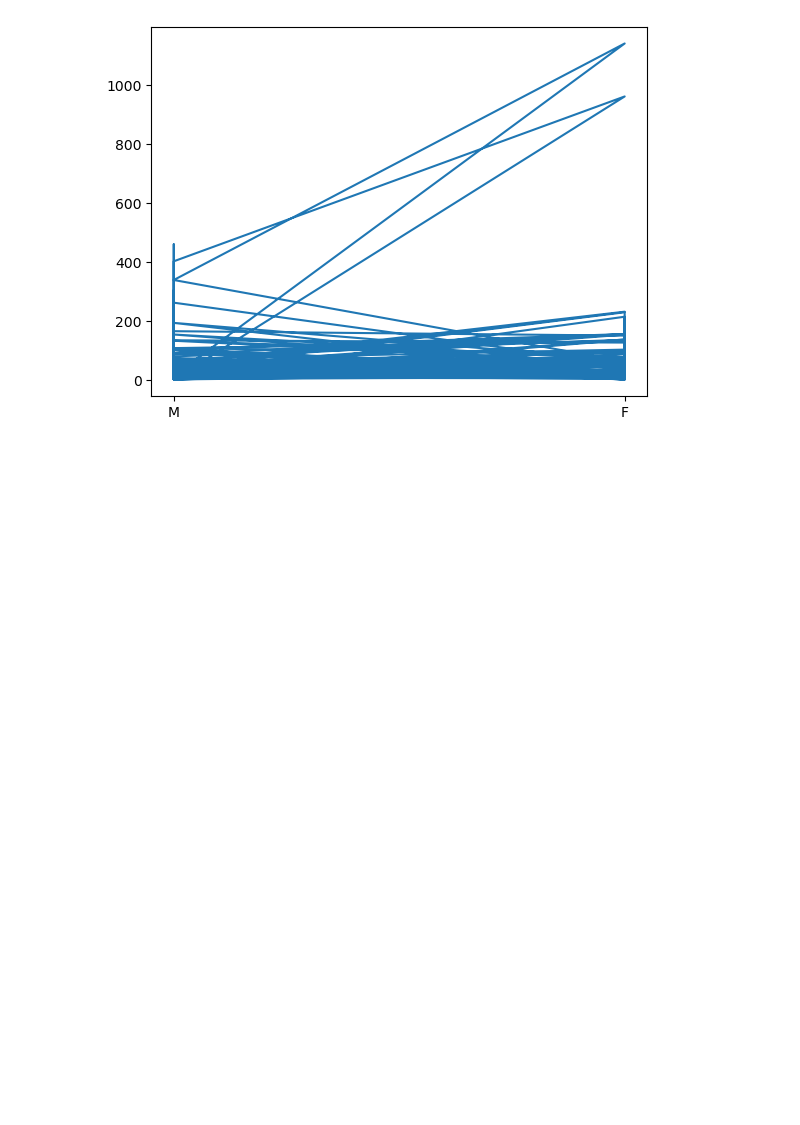
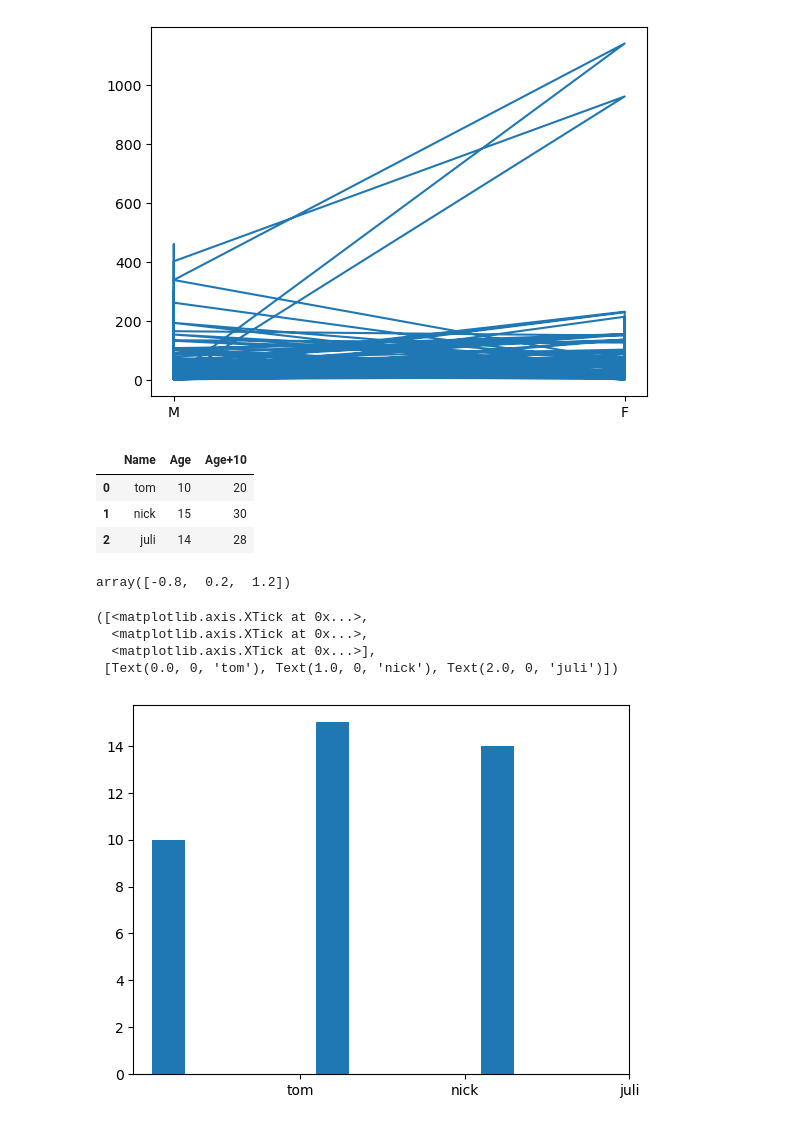
Before and after one commit to SUSHANT-REGMI/CodSoft, a Jupyter notebook: Credit Card Fraud Detection/CreditCardFraudDetection.ipynb, the cells around one changed output. Cells and saved outputs as stored; diff of their text form; code cells hidden in the pictures; blank space fills up the shorter version.

```diff
--- a/Credit Card Fraud Detection/CreditCardFraudDetection.ipynb
+++ b/Credit Card Fraud Detection/CreditCardFraudDetection.ipynb
@@ -85,3 +85,26 @@ plt.plot(sample_df['gender'], sample_df['amt'])
 # %% [output]
 [<matplotlib.lines.Line2D at 0x...>]
 [figure]
+# %%
+data = [['tom', 10, 20], ['nick', 15, 30], ['juli', 14, 28]]
+df = pd.DataFrame(data, columns=['Name', 'Age', 'Age+10'])
+# %%
+df
+# %% [output]
+|  | Name | Age | Age+10 |
+| 0 | tom | 10 | 20 |
+| 1 | nick | 15 | 30 |
+| 2 | juli | 14 | 28 |
+# %%
+np.arange(df.shape[0])-0.8
+# %% [output]
+array([-0.8,  0.2,  1.2])
+# %%
+plt.bar(np.arange(df.shape[0])-0.8, df['Age'], width=.2)
+plt.xticks(np.arange(df.shape[0]-.8),df['Name'])
+# %% [output]
+([<matplotlib.axis.XTick at 0x...>,
+  <matplotlib.axis.XTick at 0x...>,
+  <matplotlib.axis.XTick at 0x...>],
+ [Text(0.0, 0, 'tom'), Text(1.0, 0, 'nick'), Text(2.0, 0, 'juli')])
+[figure, added]
```
